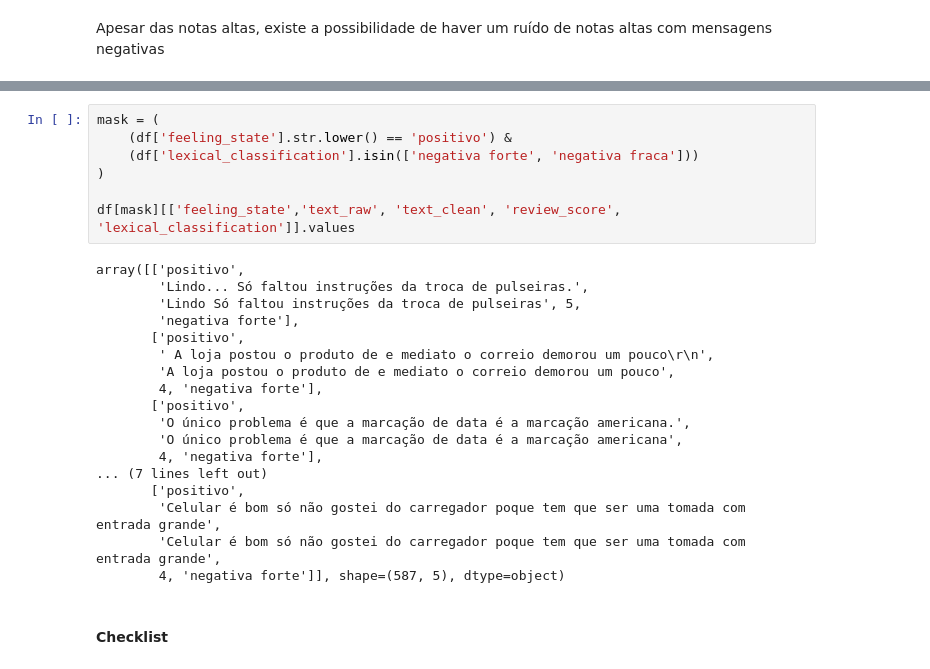
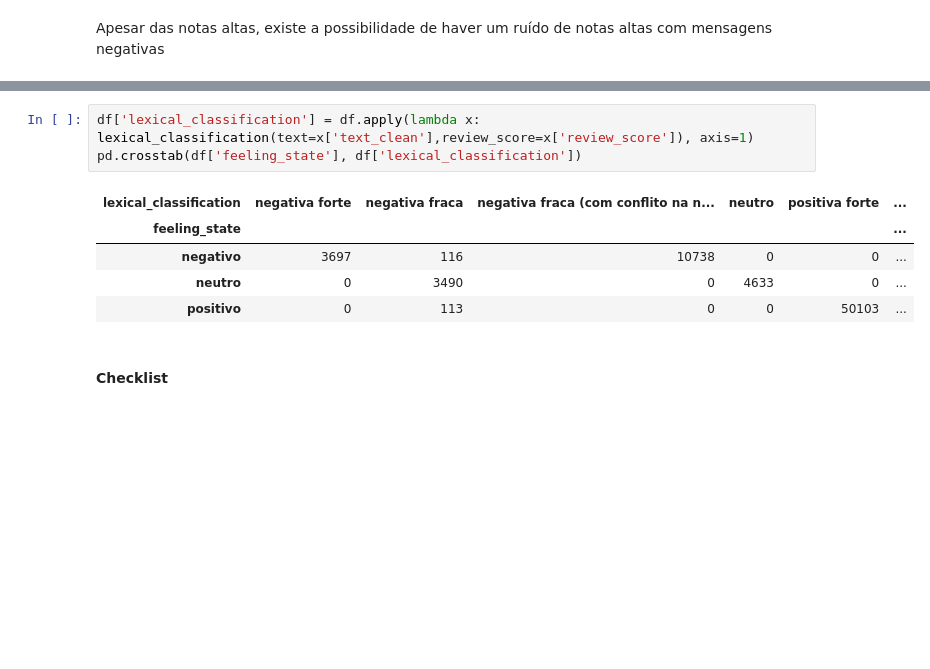
Before and after one commit to rpf991/Ecommerce_Classificador_Sentimentos, a Jupyter notebook: validacao_dados.ipynb, the cells around one changed output, grey strips where cells are left out. Drawn from its saved outputs; the diff is of its cells as text; blank space fills up the shorter version.

Commit message:
revisao_conflitos_notas

```diff
--- a/validacao_dados.ipynb
+++ b/validacao_dados.ipynb
@@ -669,28 +683,12 @@ array([['negativo', 'Muito bom o produto e preço cobrado', 1,
-# %%
-mask = (
-    (df['feeling_state'].str.lower() == 'positivo') &
-    (df['lexical_classification'].isin(['negativa forte', 'negativa fraca']))
-)
-
-df[mask][['feeling_state','text_raw', 'text_clean', 'review_score', 'lexical_classification']].values
-# %% [output]
-array([['positivo',
-        'Lindo... Só faltou instruções da troca de pulseiras.',
-        'Lindo Só faltou instruções da troca de pulseiras', 5,
-        'negativa forte'],
-       ['positivo',
-        ' A loja postou o produto de e mediato o correio demorou um pouco\r\n',
-        'A loja postou o produto de e mediato o correio demorou um pouco',
-        4, 'negativa forte'],
-       ['positivo',
-        'O único problema é que a marcação de data é a marcação americana.',
-        'O único problema é que a marcação de data é a marcação americana',
-        4, 'negativa forte'],
-... (7 lines left out)
-       ['positivo',
-        'Celular é bom só não gostei do carregador poque tem que ser uma tomada com entrada grande',
-        'Celular é bom só não gostei do carregador poque tem que ser uma tomada com entrada grande',
-        4, 'negativa forte']], shape=(587, 5), dtype=object)
+# %%
+df['lexical_classification'] = df.apply(lambda x: lexical_classification(text=x['text_clean'],review_score=x['review_score']), axis=1)
+pd.crosstab(df['feeling_state'], df['lexical_classification'])
+# %% [output]
+| lexical_classification | negativa forte | negativa fraca | negativa fraca (com conflito na n... | neutro | positiva forte | ... |
+| feeling_state |  |  |  |  |  | ... |
+| negativo | 3697 | 116 | 10738 | 0 | 0 | ... |
+| neutro | 0 | 3490 | 0 | 4633 | 0 | ... |
+| positivo | 0 | 113 | 0 | 0 | 50103 | ... |
 # %% [markdown]
 #### Checklist
 # %%
```
Also changed, not shown: parts of 9 cells of this notebook.
